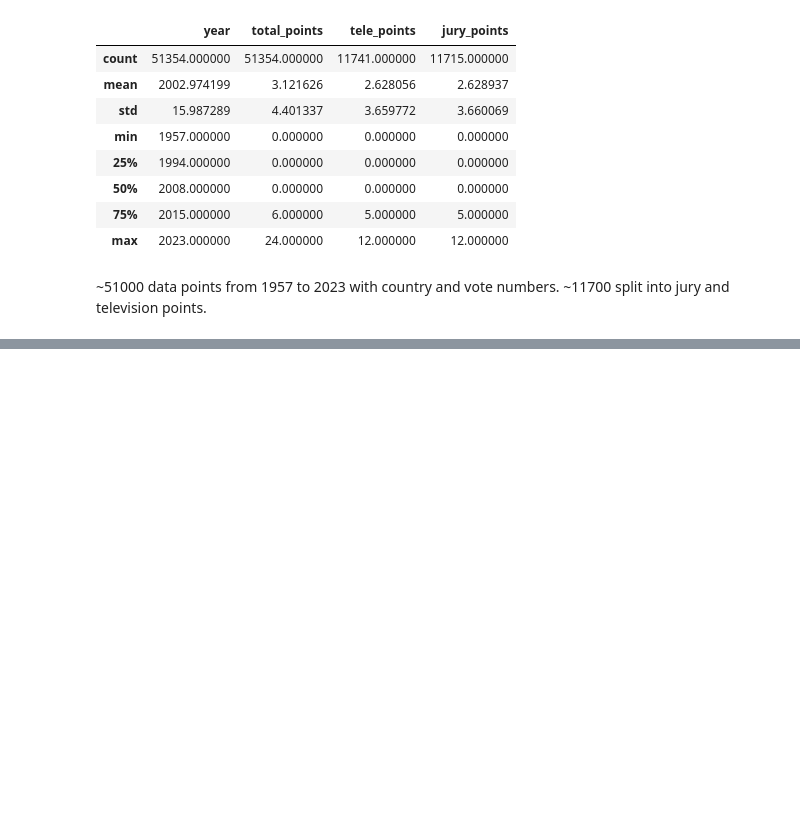
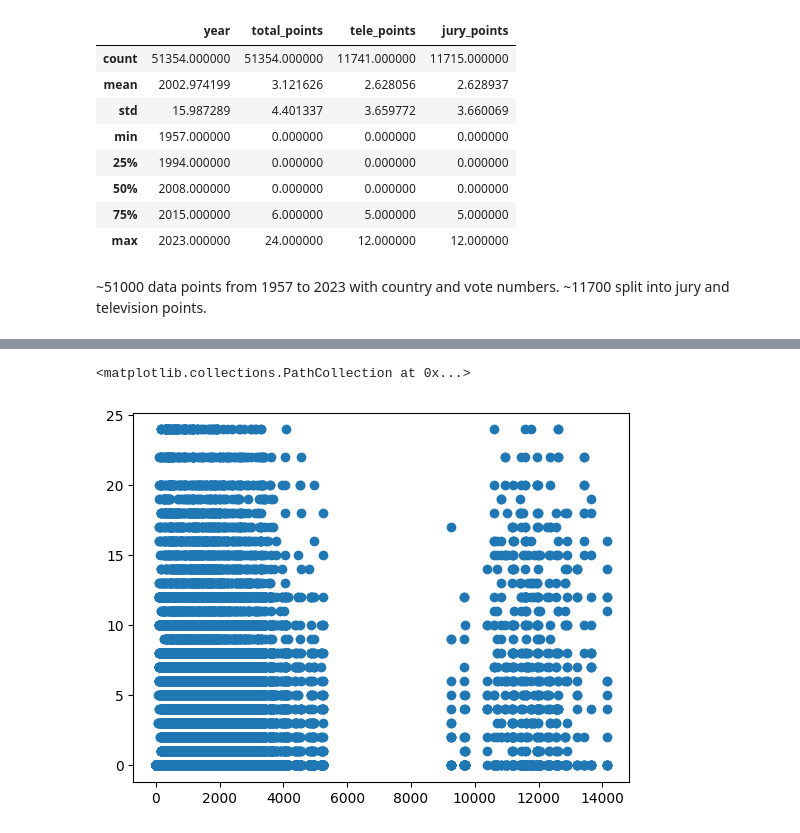
Before and after one commit to kluedemann/eurovision-voting-analysis, a Jupyter notebook: src/preliminary_analysis.ipynb, the cells around one changed output, grey strips where cells are left out. Saved outputs shown, nothing was run; the diff lists cells and outputs as text; code cells hidden in the pictures; blank space fills up the shorter version.

Commit message:
Added basic visualizations

```diff
--- a/src/preliminary_analysis.ipynb
+++ b/src/preliminary_analysis.ipynb
@@ -36,3 +36,6 @@ df.describe()
 | max | 2023.000000 | 24.000000 | 12.000000 | 12.000000 |
 # %% [markdown]
 ~51000 data points from 1957 to 2023 with country and vote numbers. ~11700 split into jury and television points.
+# %%
+votes_df = pd.read_csv("../data/vote_distances.csv")
+votes_df
@@ -38,0 +56,5 @@ df.describe()
+# %%
+plt.scatter(votes_df["distance"], votes_df["total_points"])
+# %% [output]
+<matplotlib.collections.PathCollection at 0x...>
+[figure, added]
```
Also changed, not shown: parts of 9 cells of this notebook.
